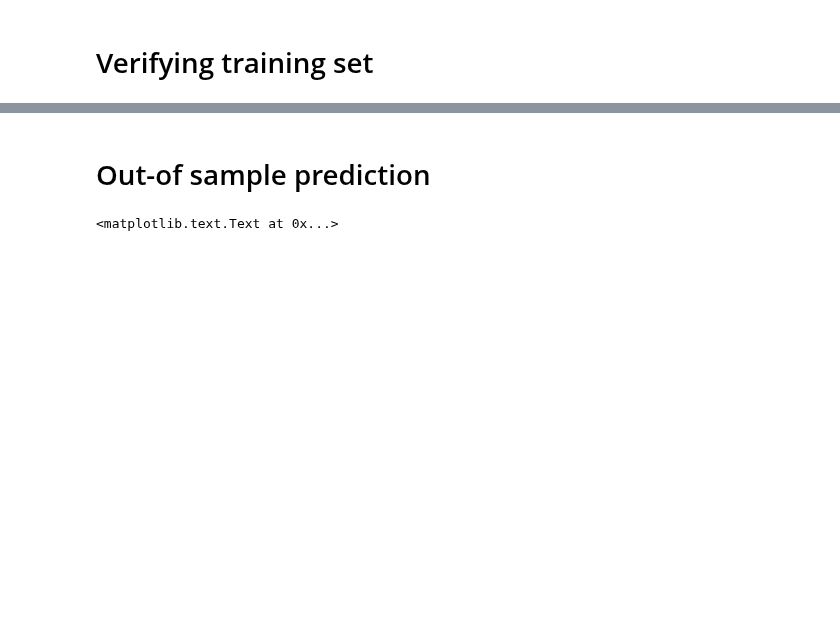
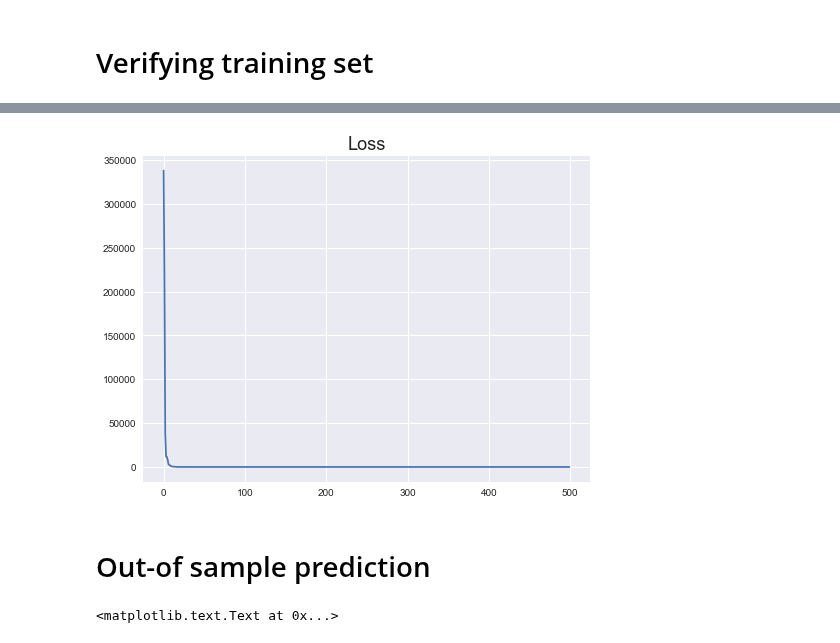
Before and after one commit to JiaweiZhuang/AM205_final, a Jupyter notebook: evaluation/Use_API_demo.ipynb, the cells around one changed output, grey strips where cells are left out. Cells and saved outputs as stored; diff of their text form; code cells hidden in the pictures; blank space fills up the shorter version.

Commit message:
update comments and add example using plot

```diff
--- a/evaluation/Use_API_demo.ipynb
+++ b/evaluation/Use_API_demo.ipynb
@@ -84,3 +83,7 @@ NameError: name 'solve_ivp' is not defined
+# %%
+nn.plot_loss()
+# %% [output]
+[figure, added]
 # %% [markdown]
 # Out-of sample prediction
 # %%
```
Also changed, not shown: parts of 5 cells of this notebook, 1 other file.
